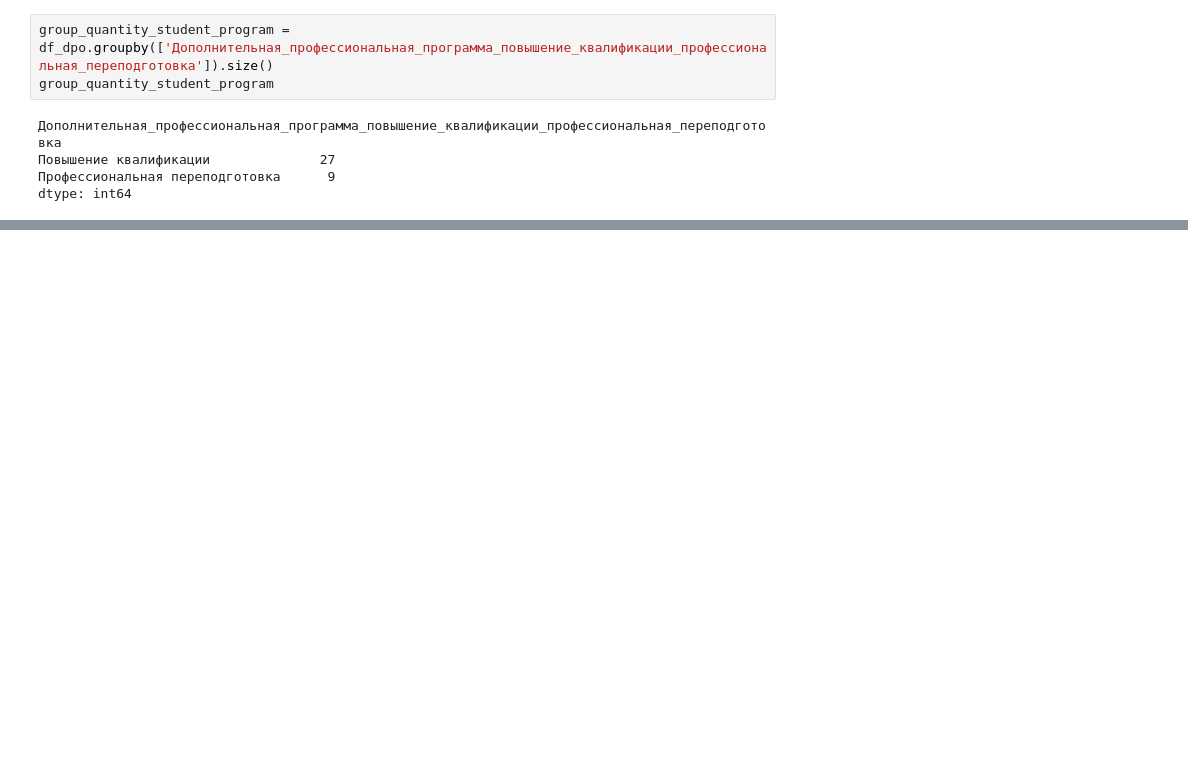
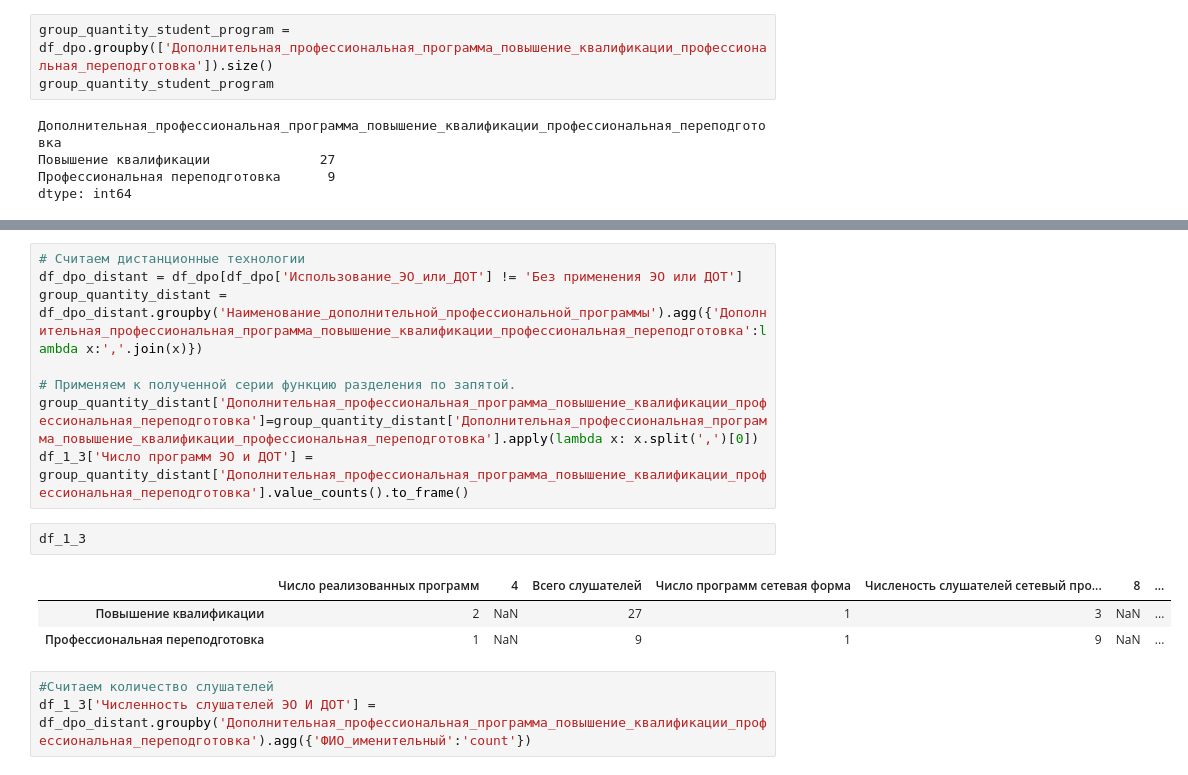
Before and after one commit to t0r1n88/Lindy, a Jupyter notebook: report_1PK.ipynb, the cells around one changed output, grey strips where cells are left out. Cells and saved outputs as stored; diff of their text form; blank space fills up the shorter version.

```diff
--- a/report_1PK.ipynb
+++ b/report_1PK.ipynb
@@ -39,0 +77,17 @@ df_dpo = df_dpo[df_dpo['']]
+# %%
+# Считаем дистанционные технологии
+df_dpo_distant = df_dpo[df_dpo['Использование_ЭО_или_ДОТ'] != 'Без применения ЭО или ДОТ']
+group_quantity_distant = df_dpo_distant.groupby('Наименование_дополнительной_профессиональной_программы').agg({'Дополнительная_профессиональная_программа_повышение_квалификации_профессиональная_переподготовка':lambda x:','.join(x)})
+
+# Применяем к полученной серии функцию разделения по запятой.
+group_quantity_distant['Дополнительная_профессиональная_программа_повышение_квалификации_профессиональная_переподготовка']=group_quantity_distant['Дополнительная_профессиональная_программа_повышение_квалификации_профессиональная_переподготовка'].apply(lambda x: x.split(',')[0])
+df_1_3['Число программ ЭО и ДОТ'] = group_quantity_distant['Дополнительная_профессиональная_программа_повышение_квалификации_профессиональная_переподготовка'].value_counts().to_frame()
+# %%
+df_1_3
+# %% [output]
+|  | Число реализованных программ | 4 | Всего слушателей | Число программ сетевая форма | Численость слушателей сетевый про... | 8 | ... |
+| Повышение квалификации | 2 | NaN | 27 | 1 | 3 | NaN | ... |
+| Профессиональная переподготовка | 1 | NaN | 9 | 1 | 9 | NaN | ... |
+# %%
+#Считаем количество слушателей
+df_1_3['Численность слушателей ЭО И ДОТ'] = df_dpo_distant.groupby('Дополнительная_профессиональная_программа_повышение_квалификации_профессиональная_переподготовка').agg({'ФИО_именительный':'count'})
```
Also changed, not shown: parts of 22 cells of this notebook.
